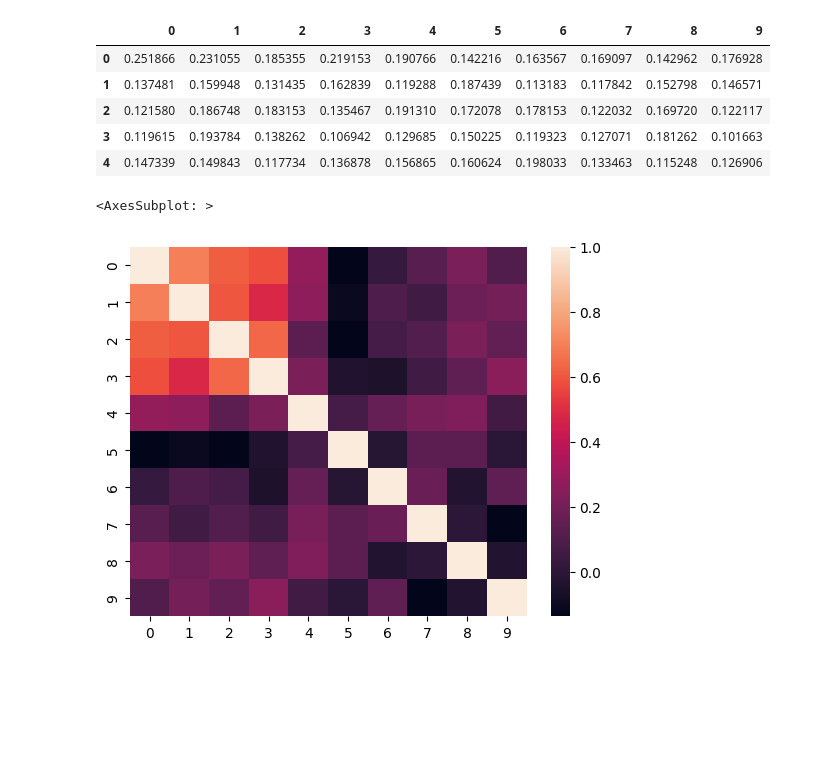
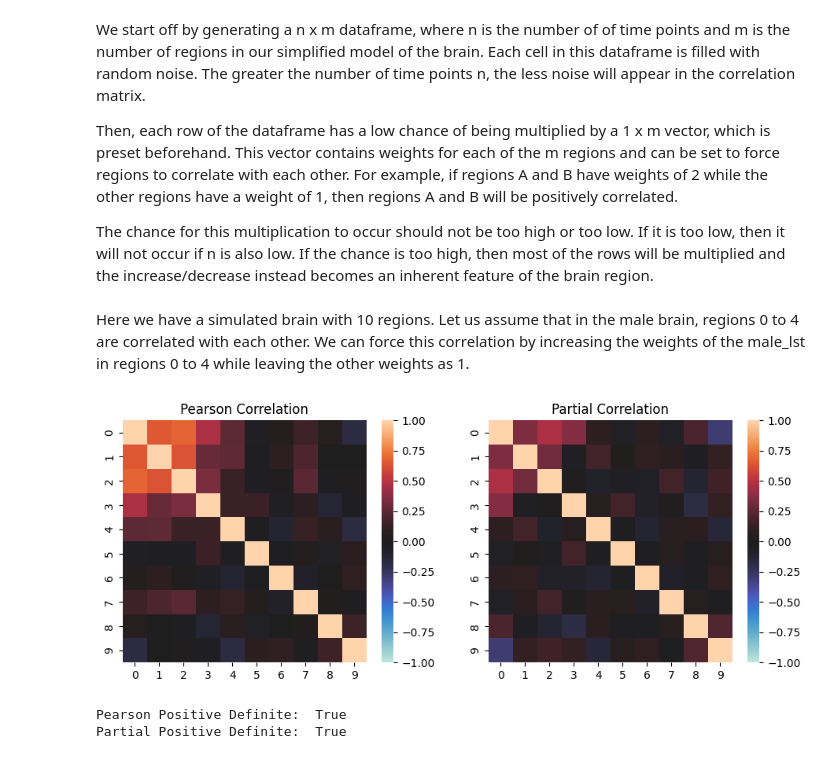
Before and after one commit to AndrewCheng02/DSC180B-Capstone-ProjectA09, a Jupyter notebook: sim_correlation_gen.ipynb, the cells around one changed output. Drawn from its saved outputs; the diff is of its cells as text; code cells hidden in the pictures; blank space fills up the shorter version.

Commit message:
updated simulated correlation matrices

```diff
--- a/sim_correlation_gen.ipynb
+++ b/sim_correlation_gen.ipynb
@@ -7,39 +12,56 @@ import random
+# %% [markdown]
+We start off by generating a n x m dataframe, where n is the number of of time points and m is the number of regions in our simplified model of the brain. Each cell in this dataframe is filled with random noise. The greater the number of time points n, the less noise will appear in the correlation matrix.
+
+Then, each row of the dataframe has a low chance of being multiplied by a 1 x m vector, which is preset beforehand. This vector contains weights for each of the m regions and can be set to force regions to correlate with each other. For example, if regions  A and B have weights of 2 while the other regions have a weight of 1, then regions A and B will be positively correlated.
+
+The chance for this multiplication to occur should not be too high or too low. If it is too low, then it will not occur if n is also low. If the chance is too high, then most of the rows will be multiplied and the increase/decrease instead becomes an inherent feature of the brain region.
 # %%
 def mult_chance(row,mult_lst,chance):
     if np.random.random() < chance:
         return row * mult_lst
     return row
 
-def gen_50(mult_lst):
+def gen_data(mult_lst,num_rows,num_features = 10):
     # gen dataframe of random values from 0.1 to 0.2
-    df = pd.DataFrame(np.random.uniform(0.1,0.2,size=(50, 10)))
+    df = pd.DataFrame(np.random.uniform(0.1,0.2,size=(num_rows, num_features)))
 
     # multiply some rows by a specific list at a certain chance
     df = df.apply(lambda x: mult_chance(x,mult_lst,0.2), axis=1)
     return df
+
+def plot_corr_pcorr(data):
+    kwarg_dict = {'vmin':-1, 'vmax':1,'center':0}
+    fig, ax = plt.subplots(1,2,figsize=(11,4))
+    sns.heatmap(data.corr(), ax=ax[0],**kwarg_dict)
+    ax[0].set_title("Pearson Correlation")
+    sns.heatmap(data.pcorr(), ax=ax[1],**kwarg_dict)
+    ax[1].set_title("Partial Correlation")
+    plt.show()
+    print("Pearson Positive Definite: ", np.all(np.linalg.eigvals(df.corr()) > 0))
+    print("Partial Positive Definite: ", np.all(np.linalg.eigvals(df.pcorr()) > 0))
+
+def only_heatmap(data):
+    kwarg_dict = {'vmin':-1, 'vmax':1,'center':0}
+    sns.heatmap(data,**kwarg_dict)
+# %% [markdown]
+Here we have a simulated brain with 10 regions. Let us assume that in the male brain, regions 0 to 4 are correlated with each other. We can force this correlation by increasing the weights of the male_lst in regions 0 to 4 while leaving the other weights as 1.
 # %%
 male_lst = [
         2,
         1.8,
         1.6,
         1.4,
         1.2,
         1,
         1,
         1,
         1,
         1
     ]
 
-df = gen_50(male_lst)
-display(df.head())
-sns.heatmap(df.corr())
+df = gen_data(male_lst,100)
+plot_corr_pcorr(df)
 # %% [output]
-|  | 0 | 1 | 2 | 3 | 4 | 5 | 6 | 7 | 8 | 9 |
-| 0 | 0.251866 | 0.231055 | 0.185355 | 0.219153 | 0.190766 | 0.142216 | 0.163567 | 0.169097 | 0.142962 | 0.176928 |
-| 1 | 0.137481 | 0.159948 | 0.131435 | 0.162839 | 0.119288 | 0.187439 | 0.113183 | 0.117842 | 0.152798 | 0.146571 |
-| 2 | 0.121580 | 0.186748 | 0.183153 | 0.135467 | 0.191310 | 0.172078 | 0.178153 | 0.122032 | 0.169720 | 0.122117 |
-| 3 | 0.119615 | 0.193784 | 0.138262 | 0.106942 | 0.129685 | 0.150225 | 0.119323 | 0.127071 | 0.181262 | 0.101663 |
-| 4 | 0.147339 | 0.149843 | 0.117734 | 0.136878 | 0.156865 | 0.160624 | 0.198033 | 0.133463 | 0.115248 | 0.126906 |
+[figure, new version]
-<AxesSubplot: >
+Pearson Positive Definite:  True
+Partial Positive Definite:  True
-[figure, old version]
```
Also changed, not shown: parts of 23 cells of this notebook.
